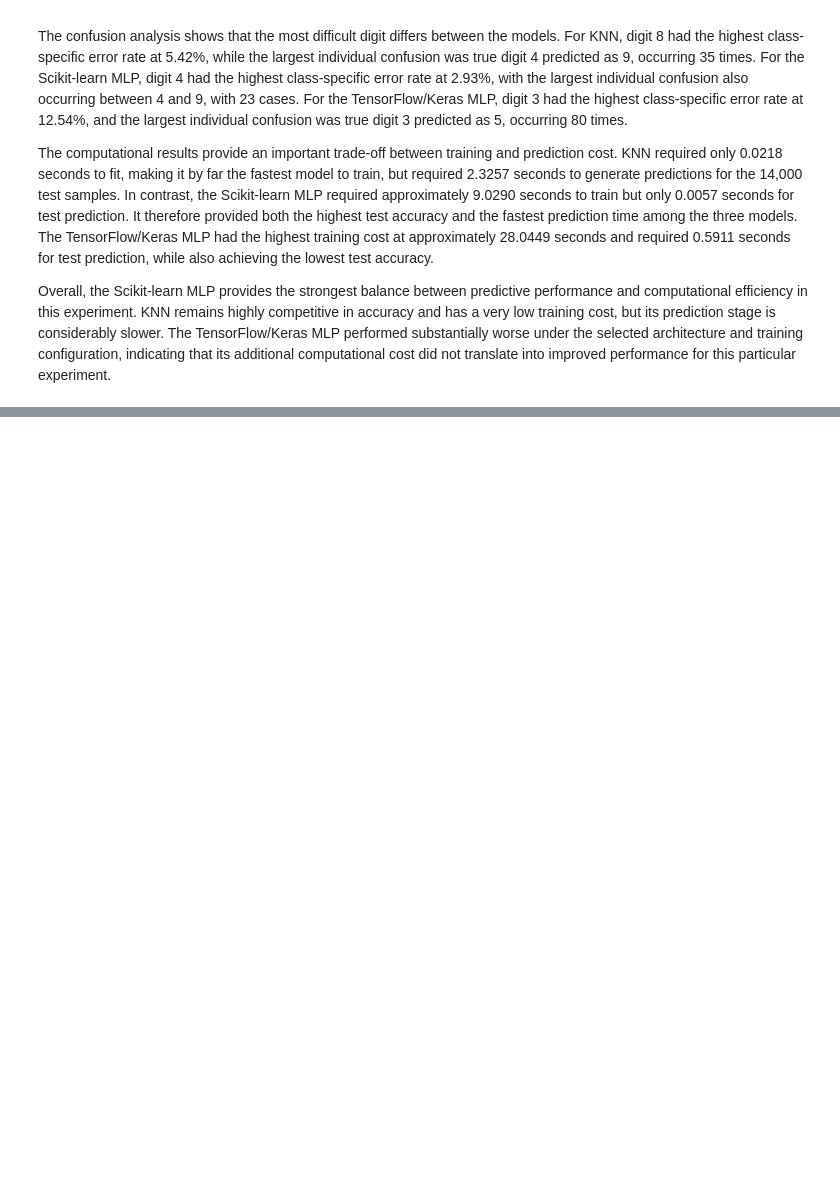
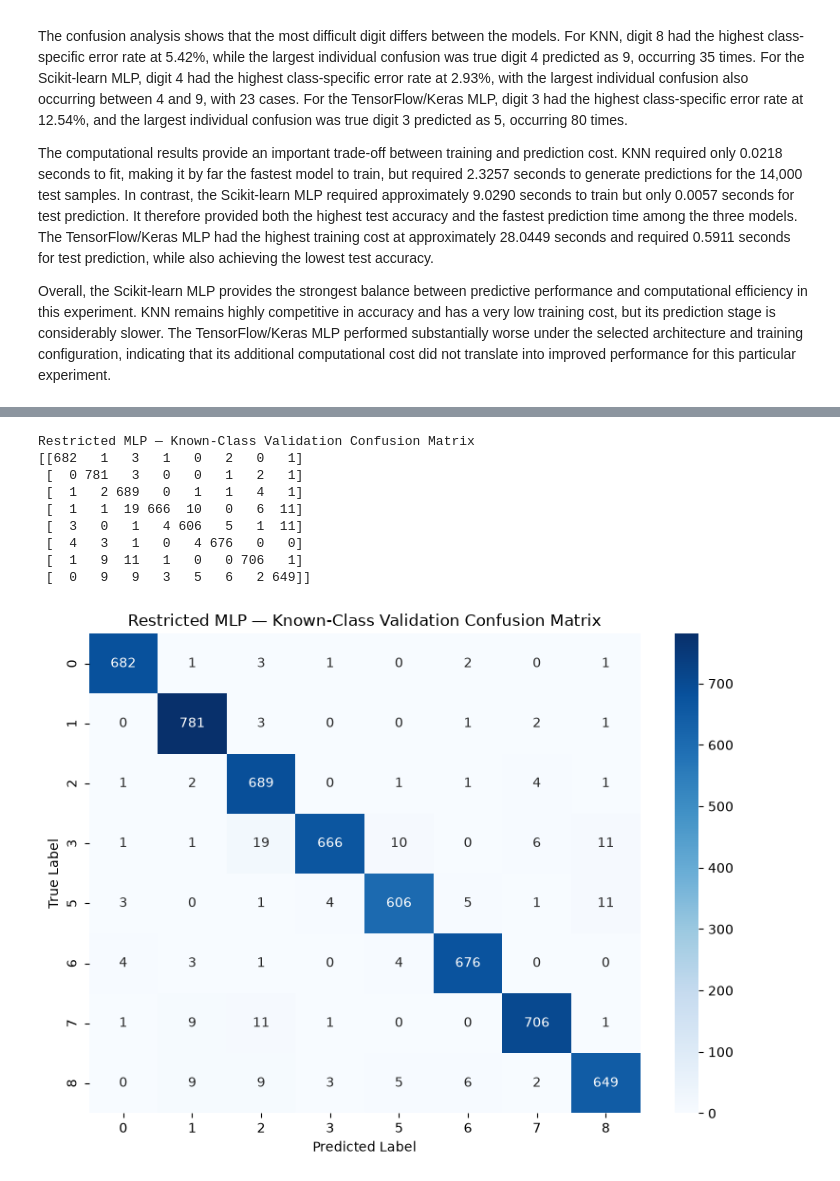
Before and after one commit to ananda-pires/mnist-multiclass-predictive-pipeline, a Jupyter notebook: notebooks/mnist_pipeline.ipynb, the cells around one changed output, grey strips where cells are left out. Drawn from its saved outputs; the diff is of its cells as text; code cells hidden in the pictures; blank space fills up the shorter version.

```diff
--- a/notebooks/mnist_pipeline.ipynb
+++ b/notebooks/mnist_pipeline.ipynb
@@ -1886,0 +1911,16 @@ Overall, the Scikit-learn MLP provides the strongest balance between predictive
+# %%
+# Create restricted training and validation sets
+train_mask = ~np.isin(y_train, hidden_classes)
+val_mask = ~np.isin(y_val, hidden_classes)
+
+X_train_restricted = X_train[train_mask]
+y_train_restricted = y_train[train_mask]
+
+X_val_restricted = X_val[val_mask]
+y_val_restricted = y_val[val_mask]
+
+print("Original training set:", X_train.shape)
+print("Restricted training set:", X_train_restricted.shape)
+
+print("Original validation set:", X_val.shape)
+print("Restricted validation set:", X_val_restricted.shape)
@@ -1886,0 +2078,44 @@ Overall, the Scikit-learn MLP provides the strongest balance between predictive
+# %%
+from sklearn.metrics import confusion_matrix
+import matplotlib.pyplot as plt
+import seaborn as sns
+
+# Confusion matrix for known-class validation
+known_classes = [0, 1, 2, 3, 5, 6, 7, 8]
+
+restricted_cm = confusion_matrix(
+    y_val_restricted,
+    restricted_val_pred,
+    labels=known_classes
+)
+
+print("Restricted MLP — Known-Class Validation Confusion Matrix")
+print(restricted_cm)
+
+plt.figure(figsize=(8, 6))
+
+sns.heatmap(
+    restricted_cm,
+    annot=True,
+    fmt="d",
+    cmap="Blues",
+    xticklabels=known_classes,
+    yticklabels=known_classes
+)
+
+plt.xlabel("Predicted Label")
+plt.ylabel("True Label")
+plt.title("Restricted MLP — Known-Class Validation Confusion Matrix")
+plt.tight_layout()
+plt.show()
+# %% [output]
+Restricted MLP — Known-Class Validation Confusion Matrix
+[[682   1   3   1   0   2   0   1]
+ [  0 781   3   0   0   1   2   1]
+ [  1   2 689   0   1   1   4   1]
+ [  1   1  19 666  10   0   6  11]
+ [  3   0   1   4 606   5   1  11]
+ [  4   3   1   0   4 676   0   0]
+ [  1   9  11   1   0   0 706   1]
+ [  0   9   9   3   5   6   2 649]]
+[figure, added]
```
Also changed, not shown: parts of 16 cells of this notebook.
